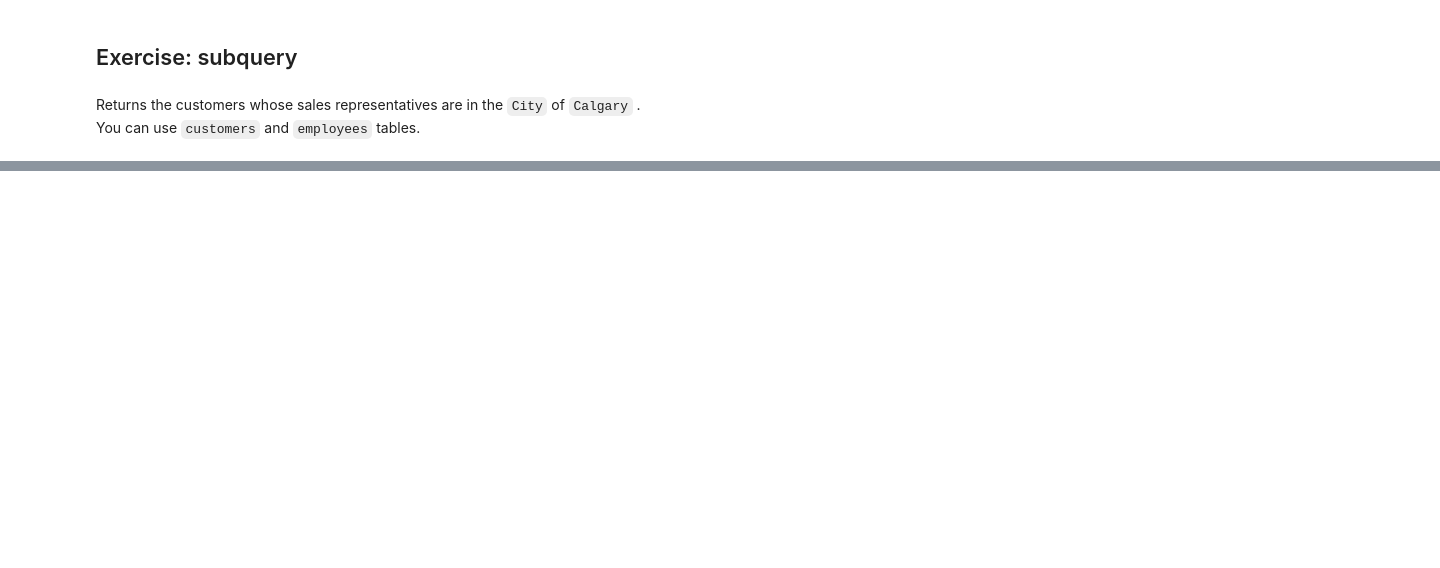
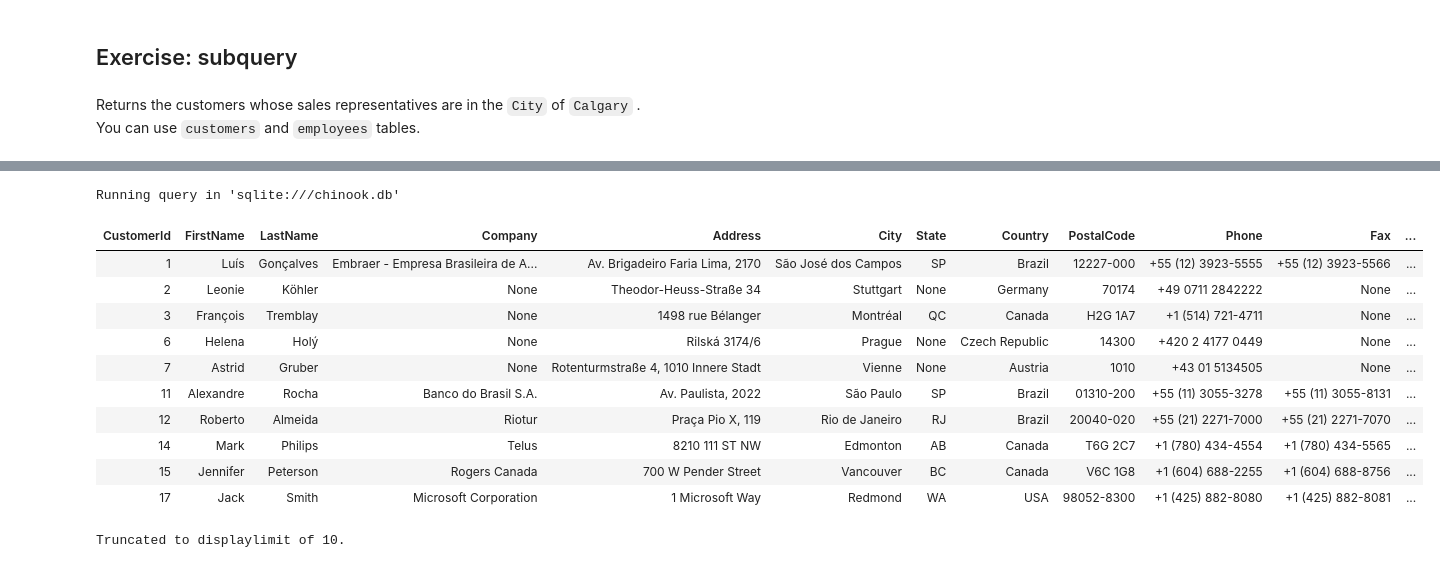
Before and after one commit to LUMC/EfDS, a Jupyter notebook: 10_sql/JOIN_adv.exercises.ipynb, the cells around one changed output, grey strips where cells are left out. Drawn from its saved outputs; the diff is of its cells as text; code cells hidden in the pictures; blank space fills up the shorter version.

```diff
--- a/10_sql/JOIN_adv.exercises.ipynb
+++ b/10_sql/JOIN_adv.exercises.ipynb
@@ -41,0 +107,23 @@ You can use `customers` and `employees` tables.
+# %%
+%%sql
+SELECT *
+  FROM customers
+  WHERE SupportRepId IN (
+    SELECT EmployeeId
+    FROM employees
+    WHERE City = 'Calgary'
+  )
+# %% [output]
+Running query in 'sqlite:///chinook.db'
+| CustomerId | FirstName | LastName | Company | Address | City | State | Country | PostalCode | Phone | Fax | ... |
+| 1 | Luís | Gonçalves | Embraer - Empresa Brasileira de A... | Av. Brigadeiro Faria Lima, 2170 | São José dos Campos | SP | Brazil | 12227-000 | +55 (12) 3923-5555 | +55 (12) 3923-5566 | ... |
+| 2 | Leonie | Köhler | None | Theodor-Heuss-Straße 34 | Stuttgart | None | Germany | 70174 | +49 0711 2842222 | None | ... |
+| 3 | François | Tremblay | None | 1498 rue Bélanger | Montréal | QC | Canada | H2G 1A7 | +1 (514) 721-4711 | None | ... |
+| 6 | Helena | Holý | None | Rilská 3174/6 | Prague | None | Czech Republic | 14300 | +420 2 4177 0449 | None | ... |
+| 7 | Astrid | Gruber | None | Rotenturmstraße 4, 1010 Innere Stadt | Vienne | None | Austria | 1010 | +43 01 5134505 | None | ... |
+| 11 | Alexandre | Rocha | Banco do Brasil S.A. | Av. Paulista, 2022 | São Paulo | SP | Brazil | 01310-200 | +55 (11) 3055-3278 | +55 (11) 3055-8131 | ... |
+| 12 | Roberto | Almeida | Riotur | Praça Pio X, 119 | Rio de Janeiro | RJ | Brazil | 20040-020 | +55 (21) 2271-7000 | +55 (21) 2271-7070 | ... |
+| 14 | Mark | Philips | Telus | 8210 111 ST NW | Edmonton | AB | Canada | T6G 2C7 | +1 (780) 434-4554 | +1 (780) 434-5565 | ... |
+| 15 | Jennifer | Peterson | Rogers Canada | 700 W Pender Street | Vancouver | BC | Canada | V6C 1G8 | +1 (604) 688-2255 | +1 (604) 688-8756 | ... |
+| 17 | Jack | Smith | Microsoft Corporation | 1 Microsoft Way | Redmond | WA | USA | 98052-8300 | +1 (425) 882-8080 | +1 (425) 882-8081 | ... |
+Truncated to displaylimit of 10.
```
Also changed, not shown: parts of 8 cells of this notebook, 4 other files.
